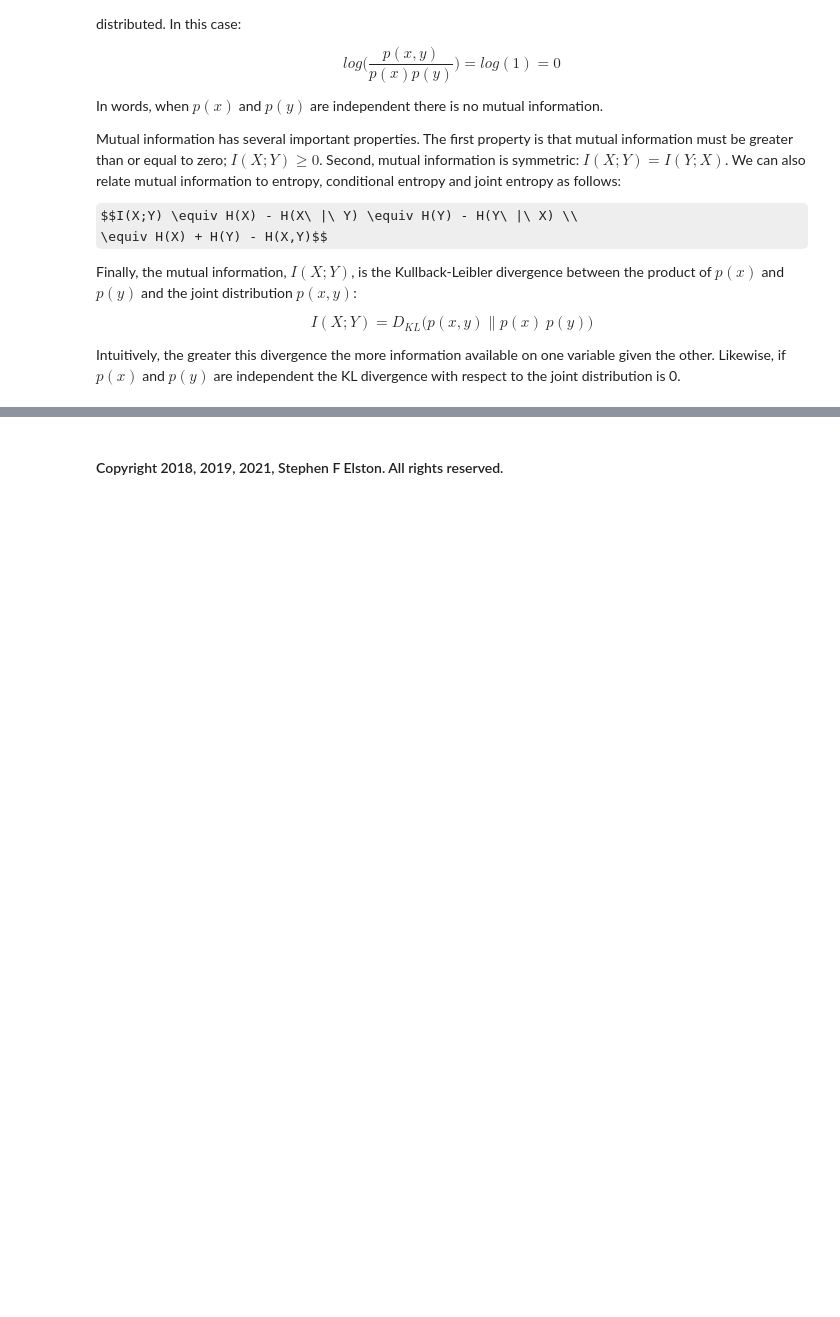
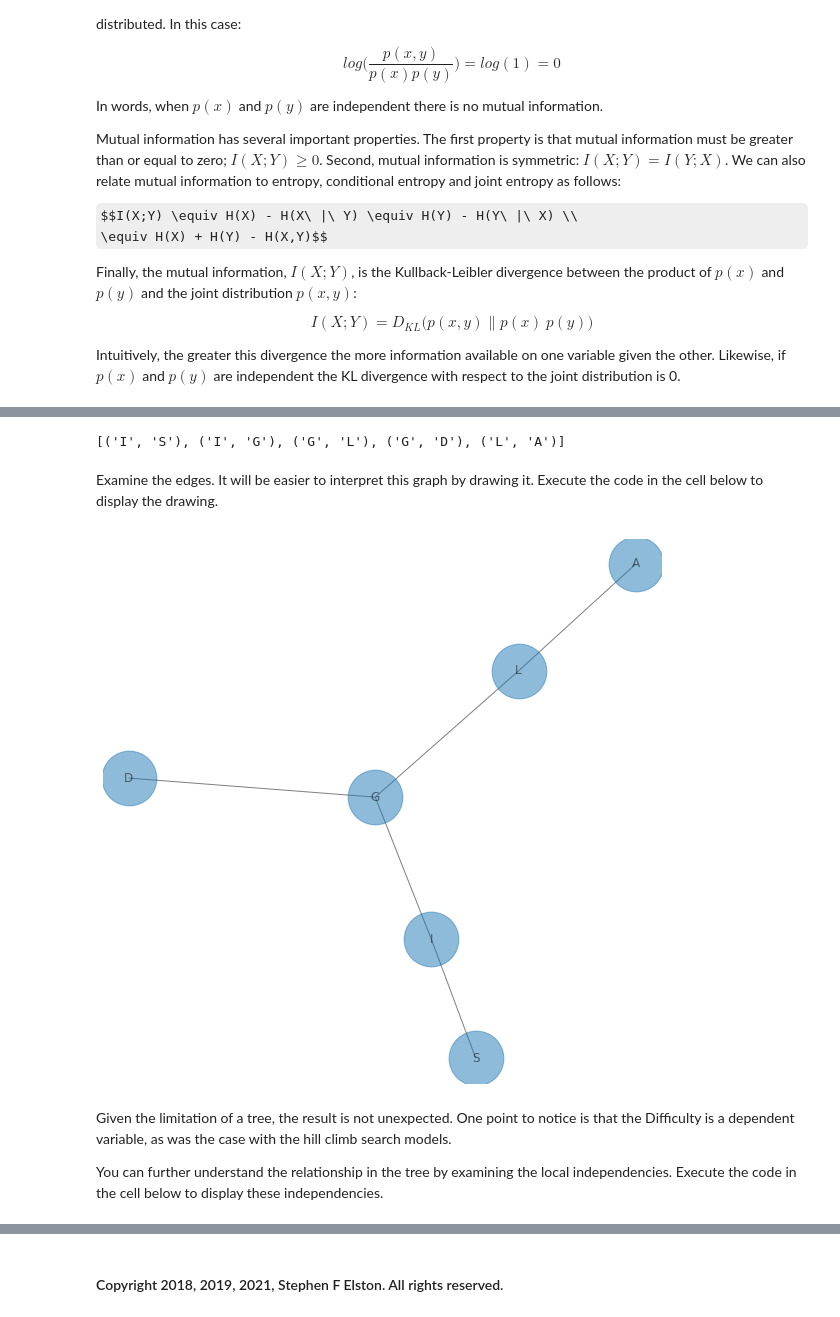
Before and after one commit to StephenElston/CSCI_E_82A_Probabalistic_Programming, a Jupyter notebook: Lesson5_Learning_Part2/IntroductiontoLearningModelStructure.ipynb, the cells around one changed output, grey strips where cells are left out. Drawn from its saved outputs; the diff is of its cells as text; code cells hidden in the pictures; some formulas as TeX source; blank space fills up the shorter version.

```diff
--- a/Lesson5_Learning_Part2/IntroductiontoLearningModelStructure.ipynb
+++ b/Lesson5_Learning_Part2/IntroductiontoLearningModelStructure.ipynb
@@ -423,0 +531,17 @@ Unfortunately, the Chow-Liu tree algorithm is not implemented in the pgmpy packa
+# %%
+nr.seed(1333)
+est_ChowLiu = TreeSearch(samples_1000, root_node='I')
+ChowLiu_model = est_ChowLiu.estimate(estimator_type='chow-liu')
+list(ChowLiu_model.edges)
+# %% [output]
+[('I', 'S'), ('I', 'G'), ('G', 'L'), ('G', 'D'), ('L', 'A')]
+# %% [markdown]
+Examine the edges. It will be easier to interpret this graph by drawing it. Execute the code in the cell below to display the drawing.
+# %%
+plot_graph_from_edges(ChowLiu_model)
+# %% [output]
+[figure, added]
+# %% [markdown]
+Given the limitation of a tree, the result is not unexpected. One point to notice is that the Difficulty is a dependent variable, as was the case with the hill climb search models.
+
+You can further understand the relationship in the tree by examining the local independencies. Execute the code in the cell below to display these independencies.
```
Also changed, not shown: parts of 38 cells of this notebook.
